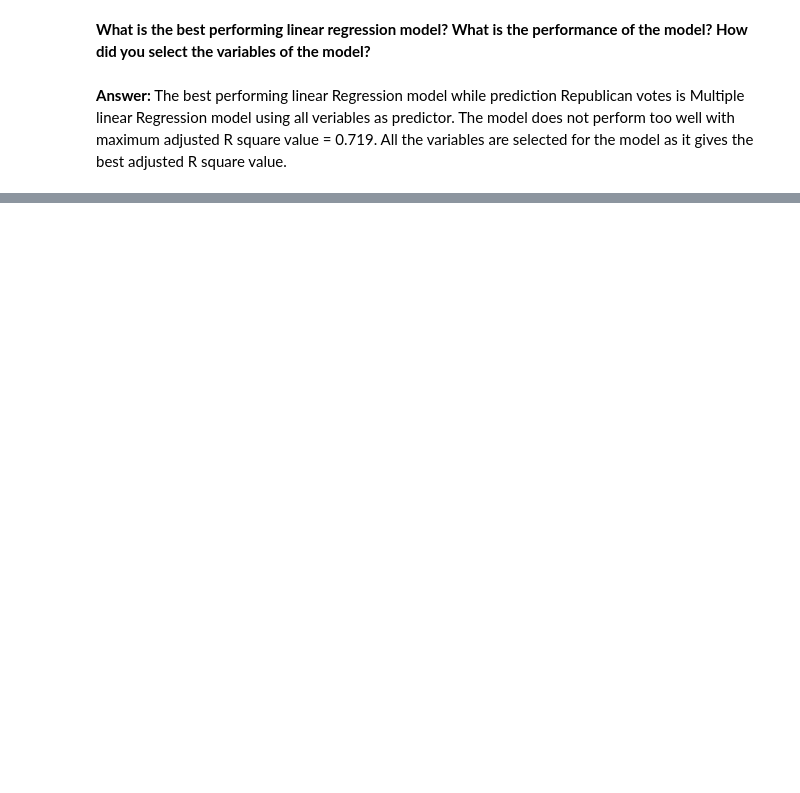
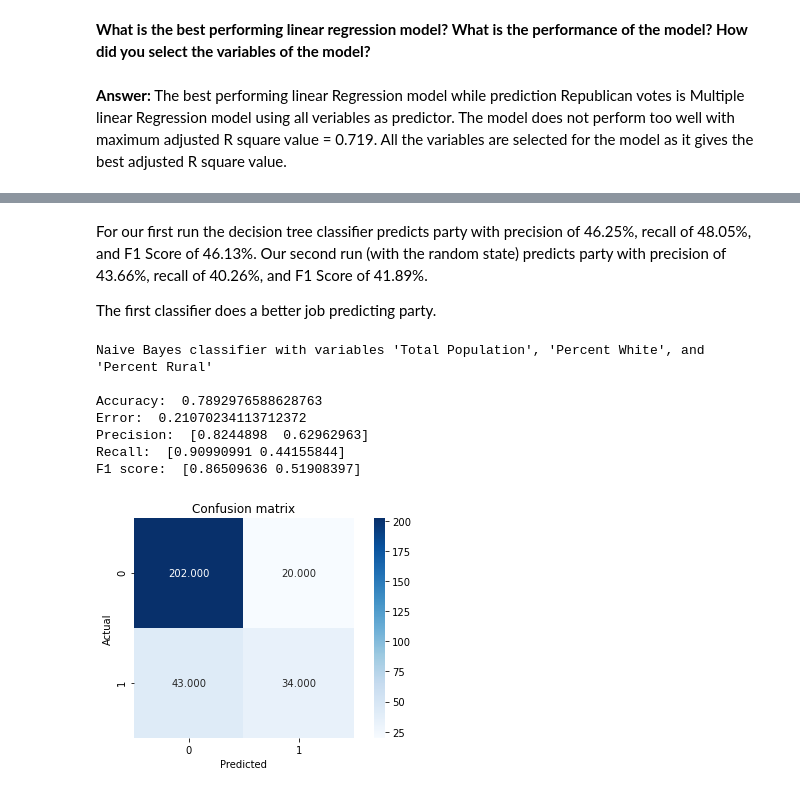
Before and after one commit to fjerrichiello/CS418GP, a Jupyter notebook: Project2/analysis.ipynb, the cells around one changed output, grey strips where cells are left out. Drawn from its saved outputs; the diff is of its cells as text; code cells hidden in the pictures; blank space fills up the shorter version.

```diff
--- a/Project2/analysis.ipynb
+++ b/Project2/analysis.ipynb
@@ -235,0 +350,52 @@ All the variables are selected for the model as it gives the best adjusted R squ
+# %% [markdown]
+For our first run the decision tree classifier predicts party with precision of 46.25%, recall of 48.05%, and F1 Score of 46.13%. Our second run (with the random state) predicts party with precision of 43.66%, recall of 40.26%, and F1 Score of 41.89%.
+
+The first classifier does a better job predicting party.
+# %%
+#Using a Naive Bayes classifier to classify each county as either Democratic or Republican
+
+
+'''
+First run using variables "Total Population", "Percent White, not Hispanic or Latino", and "Percent Rural"
+There are no parameters for Gaussian NB other than var_smoothing which we opted out from using
+'''
+
+#no parameters for Gaussian NB
+classifier = GaussianNB()
+print("Naive Bayes classifier with variables 'Total Population', 'Percent White', and 'Percent Rural'\n")
+classifier.fit(x_train_scaled[:, [0,1, 12]], y_train_p)
+
+#predicting Party labels for the test set using NB
+y_predicted = classifier.predict(x_test_scaled[:, [0,1, 12]])
+conf_matrix = metrics.confusion_matrix(y_test_p, y_predicted)
+
+# print confusion matrix
+sns.heatmap(conf_matrix, annot = True, fmt = ".3f", square = True, cmap = plt.cm.Blues)
+plt.ylabel('Actual')
+plt.xlabel('Predicted')
+plt.title('Confusion matrix')
+plt.tight_layout()
+
+
+# print out Evaluation metrics for valudation set
+accuracy = metrics.accuracy_score(y_test_p, y_predicted)
+error = 1 - metrics.accuracy_score(y_test_p, y_predicted)
+precision = metrics.precision_score(y_test_p, y_predicted, average = None)
+recall = metrics.recall_score(y_test_p, y_predicted, average = None)
+F1_score = metrics.f1_score(y_test_p, y_predicted, average = None)
+
+print("Accuracy: ", accuracy)
+print("Error: ", error)
+print("Precision: ", precision)
+print("Recall: ", recall)
+print("F1 score: ", F1_score)
+print("\n")
+# %% [output]
+Naive Bayes classifier with variables 'Total Population', 'Percent White', and 'Percent Rural'
+
+Accuracy:  0.7892976588628763
+Error:  0.21070234113712372
+Precision:  [0.8244898  0.62962963]
+Recall:  [0.90990991 0.44155844]
+F1 score:  [0.86509636 0.51908397]
+[figure, added]
```
Also changed, not shown: parts of 20 cells of this notebook.
